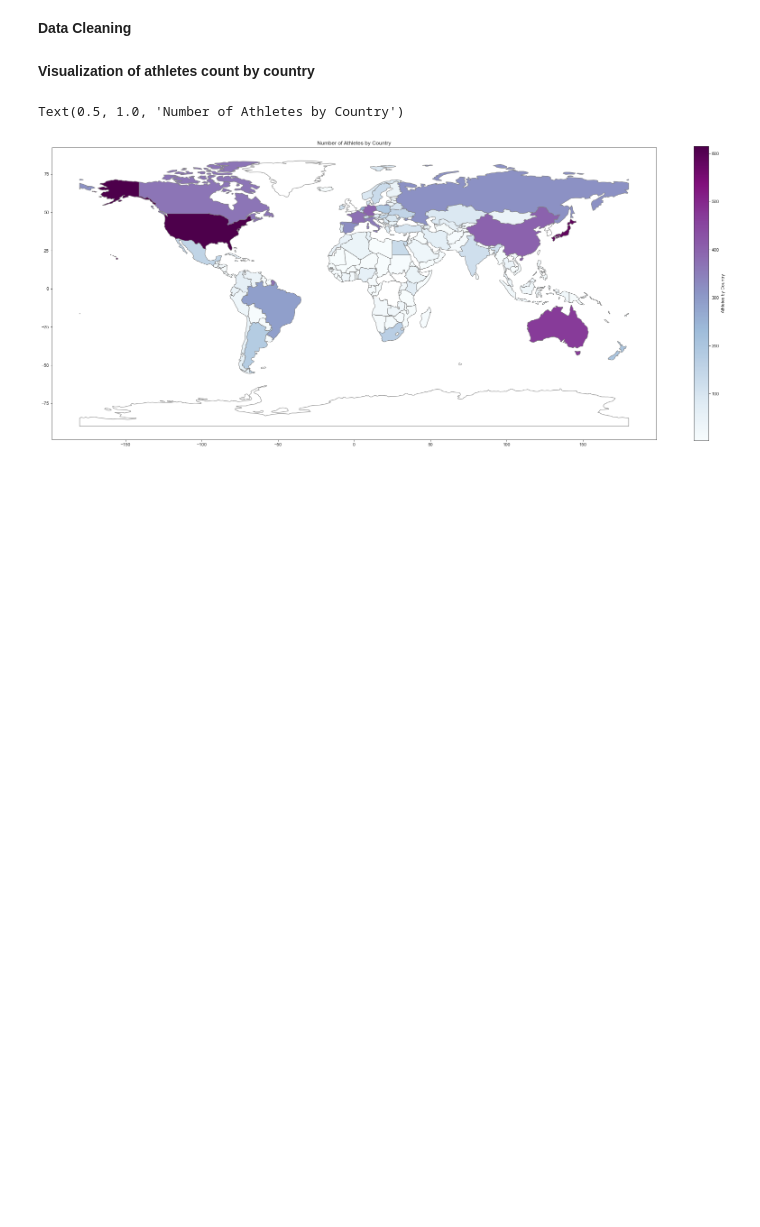
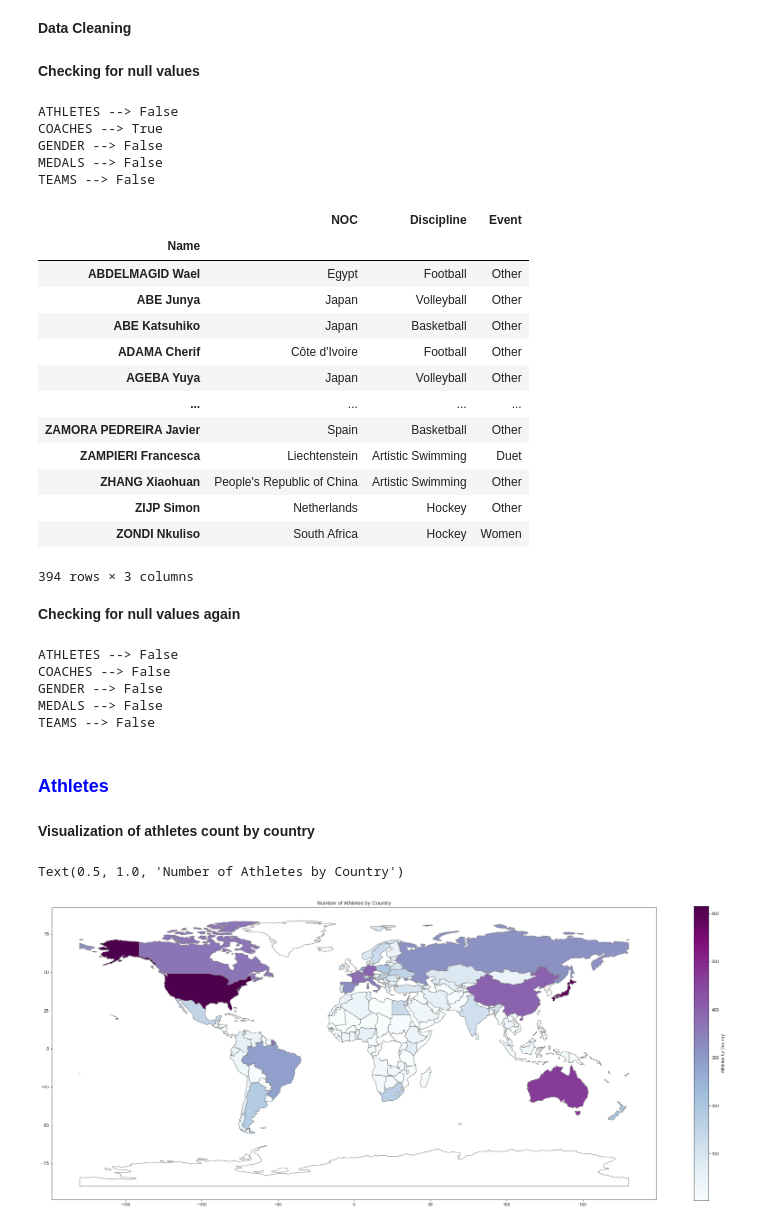
Before and after one commit to p10shinde/tokyo-olympics-2021-Analysis, a Jupyter notebook: exploratory_data_analysis_olympics_2021.ipynb, the cells around one changed output. Cells and saved outputs as stored; diff of their text form; code cells hidden in the pictures; blank space fills up the shorter version.

```diff
--- a/exploratory_data_analysis_olympics_2021.ipynb
+++ b/exploratory_data_analysis_olympics_2021.ipynb
@@ -97,6 +282,57 @@ athletes['NOC'] = athletes['NOC'].replace('ROC', 'Russia')
 athletes_by_country = athletes.groupby('NOC').count().reset_index()
 athletes_by_country.columns = ['country', 'count']
 athletes_by_country = athletes_by_country.sort_values('count', ascending=False)
+# %% [markdown]
+**Checking for null values**
+# %%
+print('ATHLETES -->', athletes.isnull().values.any())
+print('COACHES -->', coaches.isnull().values.any())
+print('GENDER -->', e_gender.isnull().values.any())
+print('MEDALS -->', medals.isnull().values.any())
+print('TEAMS -->', teams.isnull().values.any())
+# %% [output]
+ATHLETES --> False
+COACHES --> True
+GENDER --> False
+MEDALS --> False
+TEAMS --> False
+# %%
+# As Coaches dataframe has NaN values in Event column, we can replace it with 'Other'
+coaches.fillna('Other', inplace=True)
+coaches
+# %% [output]
+|  | NOC | Discipline | Event |
+| Name |  |  |  |
+| ABDELMAGID Wael | Egypt | Football | Other |
+| ABE Junya | Japan | Volleyball | Other |
+| ABE Katsuhiko | Japan | Basketball | Other |
+| ADAMA Cherif | Côte d'Ivoire | Football | Other |
+| AGEBA Yuya | Japan | Volleyball | Other |
+| ... | ... | ... | ... |
+| ZAMORA PEDREIRA Javier | Spain | Basketball | Other |
+| ZAMPIERI Francesca | Liechtenstein | Artistic Swimming | Duet |
+| ZHANG Xiaohuan | People's Republic of China | Artistic Swimming | Other |
+| ZIJP Simon | Netherlands | Hockey | Other |
+| ZONDI Nkuliso | South Africa | Hockey | Women |
+394 rows × 3 columns
+# %% [markdown]
+**Checking for null values again**
+# %%
+print('ATHLETES -->', athletes.isnull().values.any())
+print('COACHES -->', coaches.isnull().values.any())
+print('GENDER -->', e_gender.isnull().values.any())
+print('MEDALS -->', medals.isnull().values.any())
+print('TEAMS -->', teams.isnull().values.any())
+
+# Now we do not have any null values
+# %% [output]
+ATHLETES --> False
+COACHES --> False
+GENDER --> False
+MEDALS --> False
+TEAMS --> False
+# %% [markdown]
+### <font color='blue'>Athletes</font>
 # %% [markdown]
 **Visualization of athletes count by country**
 # %%
```
Also changed, not shown: parts of 33 cells of this notebook.
